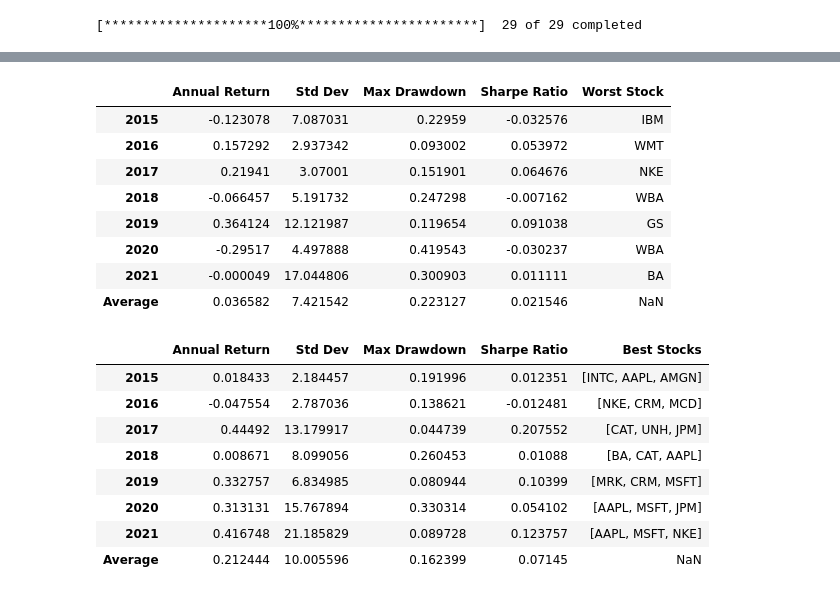
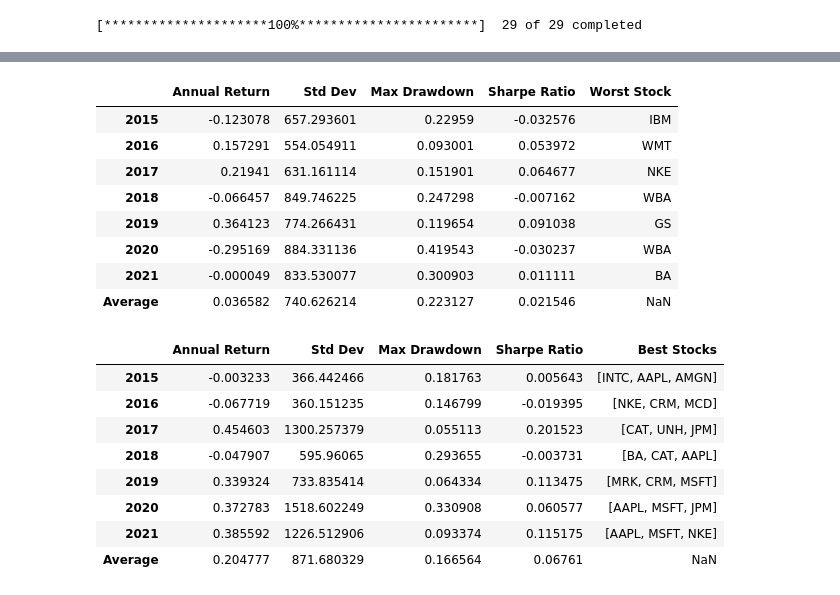
Before and after one commit to emre-bl/portfolio-comparison-computational_finance, a Jupyter notebook: portfolio_comparison.ipynb, the cells around one changed output, grey strips where cells are left out. Drawn from its saved outputs; the diff is of its cells as text; code cells hidden in the pictures.

```diff
--- a/portfolio_comparison.ipynb
+++ b/portfolio_comparison.ipynb
@@ -15,6 +18,8 @@ dow30 = dow30['Adj Close']
 dow30.index = pd.to_datetime(dow30.index)
 # %%
 import numpy as np
+# %%
+portfolio_money = 10000
 # %%
 def calculate_max_drawdown(portfolio_values):
     max_drawdown = 0
@@ -130,15 +135,18 @@ for i in range(2015, 2022):
         end_date = pd.to_datetime(end_date) + pd.DateOffset(days=-1)
         end_date = end_date.strftime('%Y-%m-%d')
 
-    dataframe_2.loc[str(i), 'Annual Return'] = (data.loc[end_date, best_stock] - data.loc[start_date, best_stock]) / data.loc[start_date, best_stock]
+    temp_data = data.loc[start_date:end_date]
 
-    dataframe_2.loc[str(i), 'Std Dev'] = data.loc[start_date:end_date, best_stock].std()
+    stocks = [best_stock]
+    portfolio_values = calculate_portfolio_values_over_time(temp_data, stocks, portfolio_money)
 
-    dataframe_2.loc[str(i), 'Max Drawdown'] = calculate_max_drawdown(data.loc[start_date:end_date, best_stock])
+    dataframe_2.loc[str(i), 'Annual Return'] = (portfolio_values[-1] - portfolio_values[0]) / portfolio_values[0]
+    dataframe_2.loc[str(i), 'Std Dev'] = np.std(portfolio_values)
+    dataframe_2.loc[str(i), 'Max Drawdown'] = calculate_max_drawdown(portfolio_values)
+    dataframe_2.loc[str(i), 'Sharpe Ratio'] = calculate_sharpe_ratio(portfolio_values)
+    dataframe_2.loc[str(i), 'Best Stock'] = best_stock
 
-    dataframe_2.loc[str(i), 'Sharpe Ratio'] = calculate_sharpe_ratio(data.loc[start_date:end_date, best_stock])
 
-    dataframe_2.loc[str(i), 'Best Stock'] = best_stock
 
 dataframe_2.loc['Average', 'Annual Return'] = dataframe_2['Annual Return'].mean()
 dataframe_2.loc['Average', 'Std Dev'] = dataframe_2['Std Dev'].mean()
@@ -192,15 +200,15 @@ for i in range(2015, 2022):
         end_date = pd.to_datetime(end_date) + pd.DateOffset(days=-1)
         end_date = end_date.strftime('%Y-%m-%d')
 
-    dataframe_3.loc[str(i), 'Annual Return'] = (data.loc[end_date, worst_stock] - data.loc[start_date, worst_stock]) / data.loc[start_date, worst_stock]
+    temp_data = data.loc[start_date:end_date]
+    stocks = [worst_stock]
+    portfolio_values = calculate_portfolio_values_over_time(temp_data, stocks)
+    dataframe_3.loc[str(i), 'Annual Return'] = (portfolio_values[-1] - portfolio_values[0]) / portfolio_values[0]
+    dataframe_3.loc[str(i), 'Std Dev'] = np.std(portfolio_values)
+    dataframe_3.loc[str(i), 'Max Drawdown'] = calculate_max_drawdown(portfolio_values)
+    dataframe_3.loc[str(i), 'Sharpe Ratio'] = calculate_sharpe_ratio(portfolio_values)
+    dataframe_3.loc[str(i), 'Worst Stock'] = worst_stock
 
-    dataframe_3.loc[str(i), 'Std Dev'] = data.loc[start_date:end_date, worst_stock].std()
-
-    dataframe_3.loc[str(i), 'Max Drawdown'] = calculate_max_drawdown(data.loc[start_date:end_date, worst_stock])
-
-    dataframe_3.loc[str(i), 'Sharpe Ratio'] = calculate_sharpe_ratio(data.loc[start_date:end_date, worst_stock])
-
-    dataframe_3.loc[str(i), 'Worst Stock'] = worst_stock
 
 dataframe_3.loc['Average', 'Annual Return'] = dataframe_3['Annual Return'].mean()
 dataframe_3.loc['Average', 'Std Dev'] = dataframe_3['Std Dev'].mean()
@@ -210,14 +218,14 @@ dataframe_3.loc['Average', 'Sharpe Ratio'] = dataframe_3['Sharpe Ratio'].mean()
 dataframe_3
 # %% [output]
 |  | Annual Return | Std Dev | Max Drawdown | Sharpe Ratio | Worst Stock |
-| 2015 | -0.123078 | 7.087031 | 0.22959 | -0.032576 | IBM |
-| 2016 | 0.157292 | 2.937342 | 0.093002 | 0.053972 | WMT |
-| 2017 | 0.21941 | 3.07001 | 0.151901 | 0.064676 | NKE |
-| 2018 | -0.066457 | 5.191732 | 0.247298 | -0.007162 | WBA |
-| 2019 | 0.364124 | 12.121987 | 0.119654 | 0.091038 | GS |
-| 2020 | -0.29517 | 4.497888 | 0.419543 | -0.030237 | WBA |
-| 2021 | -0.000049 | 17.044806 | 0.300903 | 0.011111 | BA |
-| Average | 0.036582 | 7.421542 | 0.223127 | 0.021546 | NaN |
+| 2015 | -0.123078 | 657.293601 | 0.22959 | -0.032576 | IBM |
+| 2016 | 0.157291 | 554.054911 | 0.093001 | 0.053972 | WMT |
+| 2017 | 0.21941 | 631.161114 | 0.151901 | 0.064677 | NKE |
+| 2018 | -0.066457 | 849.746225 | 0.247298 | -0.007162 | WBA |
+| 2019 | 0.364123 | 774.266431 | 0.119654 | 0.091038 | GS |
+| 2020 | -0.295169 | 884.331136 | 0.419543 | -0.030237 | WBA |
+| 2021 | -0.000049 | 833.530077 | 0.300903 | 0.011111 | BA |
+| Average | 0.036582 | 740.626214 | 0.223127 | 0.021546 | NaN |
 # %%
 #4
 
@@ -258,47 +266,48 @@ for i in range(2015, 2022):
         elif temp_return > best_return_3:
             best_return_3 = temp_return
             best_stock_3 = stock
 
     best_stocks = [best_stock_1, best_stock_2, best_stock_3]
 
     start_date = str(i) + '-01-01'
     end_date = str(i) + '-12-31'
 
     while start_date not in data.index:
         start_date = pd.to_datetime(start_date) + pd.DateOffset(days=1)
         start_date = start_date.strftime('%Y-%m-%d')
 
     while end_date not in data.index:
         end_date = pd.to_datetime(end_date) + pd.DateOffset(days=-1)
         end_date = end_date.strftime('%Y-%m-%d')
 
     temp_data = data.loc[start_date:end_date, best_stocks]
-    temp_data['Portfolio'] = temp_data.sum(axis=1) / 3
-    portfolio_values = temp_data['Portfolio'].values
 
-    dataframe_4.loc[str(i), 'Annual Return'] = (temp_data['Portfolio'][-1] - temp_data['Portfolio'][0]) / temp_data['Portfolio'][0]
-    dataframe_4.loc[str(i), 'Std Dev'] = temp_data['Portfolio'].std()
-    dataframe_4.loc[str(i), 'Max Drawdown'] = calculate_max_drawdown(portfolio_values)
-    dataframe_4.loc[str(i), 'Sharpe Ratio'] = calculate_sharpe_ratio(portfolio_values)
+    portfolio = calculate_portfolio_values_over_time(temp_data, best_stocks)
 
+    dataframe_4.loc[str(i), 'Annual Return'] = (portfolio[-1] - portfolio[0]) / portfolio[0]
+    dataframe_4.loc[str(i), 'Std Dev'] = np.std(portfolio)
+    dataframe_4.loc[str(i), 'Max Drawdown'] = calculate_max_drawdown(portfolio)
+    dataframe_4.loc[str(i), 'Sharpe Ratio'] = calculate_sharpe_ratio(portfolio)
     dataframe_4.loc[str(i), 'Best Stocks'] = best_stocks
+
+
 
 dataframe_4.loc['Average', 'Annual Return'] = dataframe_4['Annual Return'].mean()
 dataframe_4.loc['Average', 'Std Dev'] = dataframe_4['Std Dev'].mean()
 dataframe_4.loc['Average', 'Max Drawdown'] = dataframe_4['Max Drawdown'].mean()
 dataframe_4.loc['Average', 'Sharpe Ratio'] = dataframe_4['Sharpe Ratio'].mean()
 
 dataframe_4
 # %% [output]
 |  | Annual Return | Std Dev | Max Drawdown | Sharpe Ratio | Best Stocks |
-| 2015 | 0.018433 | 2.184457 | 0.191996 | 0.012351 | [INTC, AAPL, AMGN] |
-| 2016 | -0.047554 | 2.787036 | 0.138621 | -0.012481 | [NKE, CRM, MCD] |
-| 2017 | 0.44492 | 13.179917 | 0.044739 | 0.207552 | [CAT, UNH, JPM] |
-| 2018 | 0.008671 | 8.099056 | 0.260453 | 0.01088 | [BA, CAT, AAPL] |
-| 2019 | 0.332757 | 6.834985 | 0.080944 | 0.10399 | [MRK, CRM, MSFT] |
-| 2020 | 0.313131 | 15.767894 | 0.330314 | 0.054102 | [AAPL, MSFT, JPM] |
-| 2021 | 0.416748 | 21.185829 | 0.089728 | 0.123757 | [AAPL, MSFT, NKE] |
-| Average | 0.212444 | 10.005596 | 0.162399 | 0.07145 | NaN |
+| 2015 | -0.003233 | 366.442466 | 0.181763 | 0.005643 | [INTC, AAPL, AMGN] |
+| 2016 | -0.067719 | 360.151235 | 0.146799 | -0.019395 | [NKE, CRM, MCD] |
+| 2017 | 0.454603 | 1300.257379 | 0.055113 | 0.201523 | [CAT, UNH, JPM] |
+| 2018 | -0.047907 | 595.96065 | 0.293655 | -0.003731 | [BA, CAT, AAPL] |
+| 2019 | 0.339324 | 733.835414 | 0.064334 | 0.113475 | [MRK, CRM, MSFT] |
+| 2020 | 0.372783 | 1518.602249 | 0.330908 | 0.060577 | [AAPL, MSFT, JPM] |
+| 2021 | 0.385592 | 1226.512906 | 0.093374 | 0.115175 | [AAPL, MSFT, NKE] |
+| Average | 0.204777 | 871.680329 | 0.166564 | 0.06761 | NaN |
 # %%
 #5
 
```
Also changed, not shown: parts of 12 cells of this notebook.
